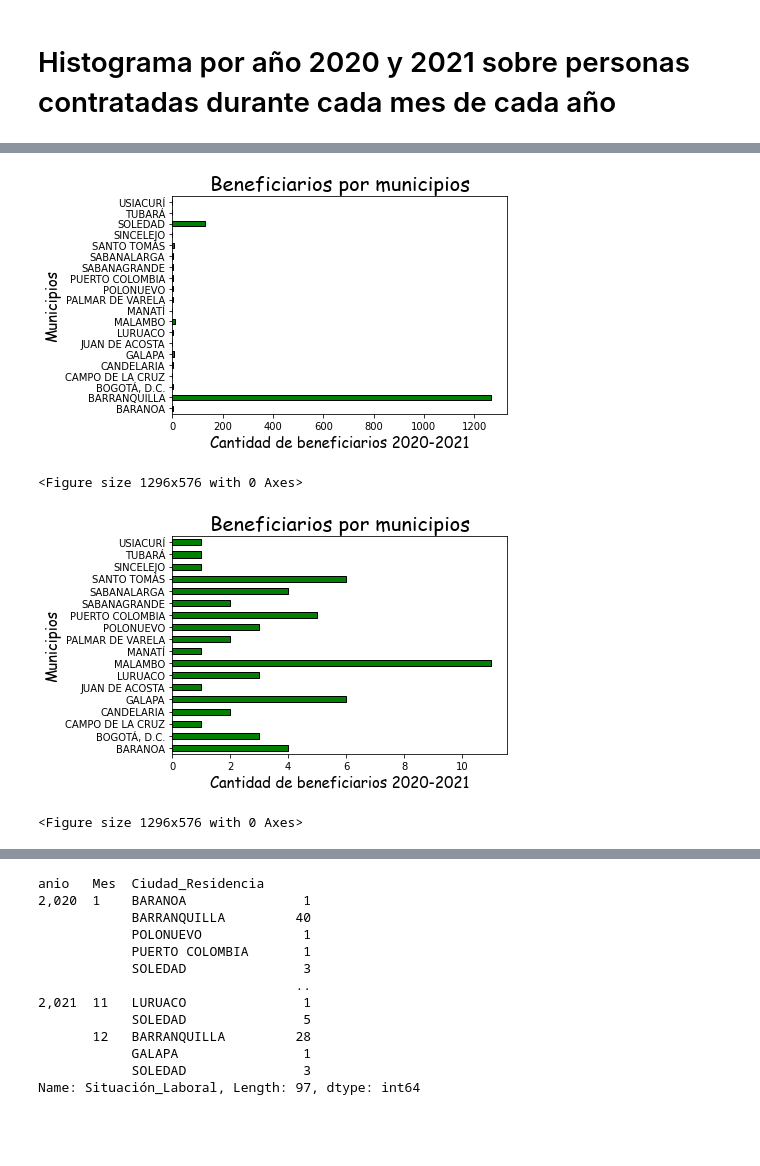
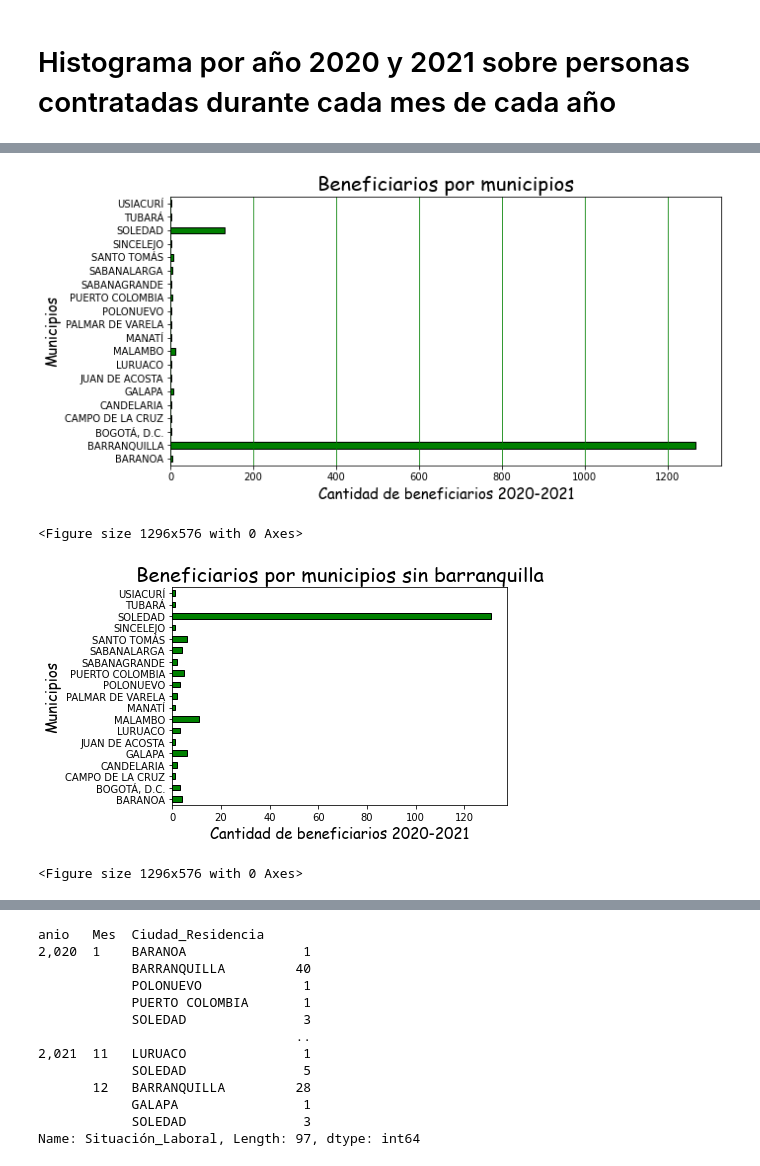
Before and after one commit to SaukB/Analisis, a Jupyter notebook: Material/Proyecto.ipynb, the cells around one changed output, grey strips where cells are left out. Saved outputs shown, nothing was run; the diff lists cells and outputs as text; code cells hidden in the pictures; blank space fills up the shorter version.

```diff
--- a/Material/Proyecto.ipynb
+++ b/Material/Proyecto.ipynb
@@ -225,26 +217,28 @@ plt.show()
 # %%
-
+plt.figure(figsize=(10,5))
 valor_por_ciudad = mdatos.groupby("Ciudad_Residencia")["Situación_Laboral"].count()
 valor_por_ciudad.head(20).plot.barh(edgecolor="black",color="green")
 plt.title("Beneficiarios por municipios",fontdict=font1)
+plt.grid(axis="x", color="green")
 plt.ylabel("Municipios", fontdict= font2)
 plt.xlabel('Cantidad de beneficiarios 2020-2021',fontdict=font2)
 plt.figure( figsize =(18,8))
 plt.show()
 # %% [output]
-[figure, old version]
+[figure, new version]
 <Figure size 1296x576 with 0 Axes>
 # %%
 NB1=mdatos[mdatos['Ciudad_Residencia']!="BARRANQUILLA"]
 # %%
 NB2=NB1[mdatos['Ciudad_Residencia']!="SOLEDAD"]
-valor_por_ciudad = NB2.groupby("Ciudad_Residencia")["Situación_Laboral"].count()
+valor_por_ciudad = NB1.groupby("Ciudad_Residencia")["Situación_Laboral"].count()
 valor_por_ciudad.head(20).plot.barh(edgecolor="black",color="green")
-plt.title("Beneficiarios por municipios",fontdict=font1)
+plt.title("Beneficiarios por municipios sin barranquilla",fontdict=font1)
 plt.ylabel("Municipios", fontdict= font2)
+
 plt.xlabel('Cantidad de beneficiarios 2020-2021',fontdict=font2)
 plt.figure( figsize =(18,8))
 plt.show()
 # %% [output]
-[figure, old version]
+[figure, new version]
 <Figure size 1296x576 with 0 Axes>
```
Also changed, not shown: parts of 9 cells of this notebook.
